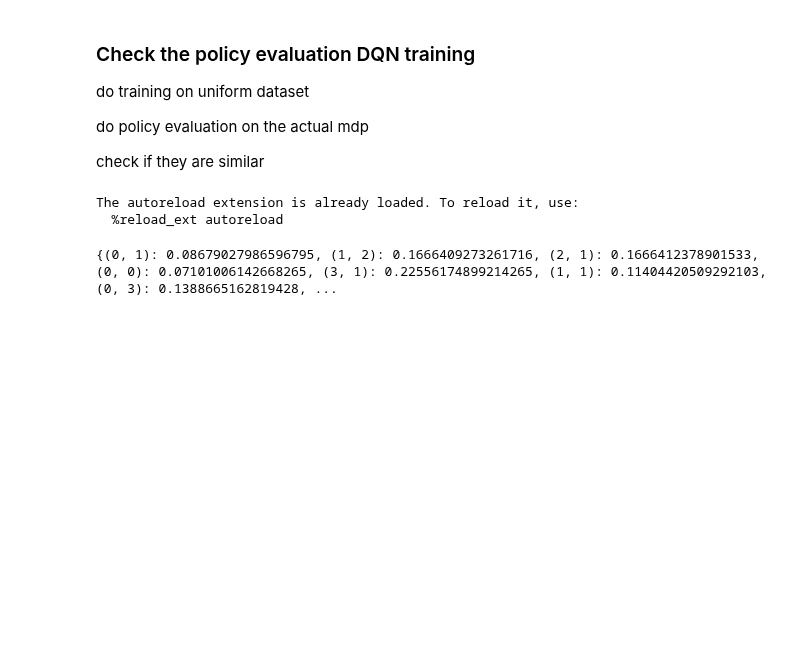
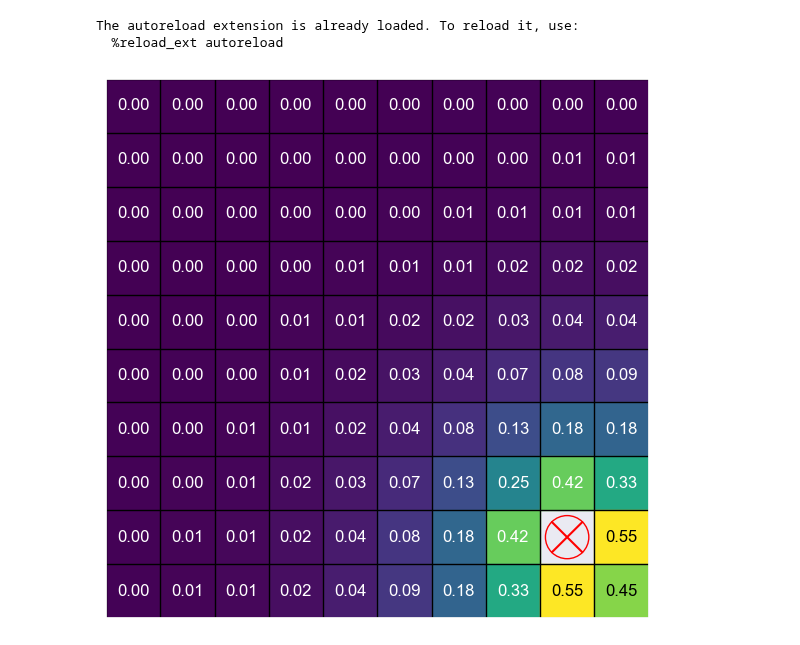
Before and after one commit to mariusdgm/phd-research, a Jupyter notebook: experiments/experiment_distributions/sanity_check.ipynb, the cells around one changed output. Saved outputs shown, nothing was run; the diff lists cells and outputs as text; code cells hidden in the pictures; blank space fills up the shorter version.

```diff
--- a/experiments/experiment_distributions/sanity_check.ipynb
+++ b/experiments/experiment_distributions/sanity_check.ipynb
@@ -1,11 +1,3 @@
-# %% [markdown]
-### Check the policy evaluation DQN training
-
-do training on uniform dataset
-
-do policy evaluation on the actual mdp
-
-check if they are similar
 # %%
 %load_ext autoreload
 %autoreload 2
@@ -36,43 +95,54 @@ import logging
 # %%
 # Env settings
-start_state = (0, 0)
-terminal_states = {(3, 3): 1.0}
-rows, cols = 4, 4
+rows, cols = 10, 10
+start_state = (1, 1)
+terminal_states = {(rows - 2, cols - 2): 1.0}
 p_success = 1
 seed = 3
 
 num_steps = 40_000
-lower_bound_softmax = 1.25 / 80
+lower_bound_softmax = 0.5 / 100
 # lower_bound_softmax = 0
 
 # Learning hyperparameters
 alpha = 0.1  # Learning rate
 gamma = 0.9  # Discount factor
 epsilon = 0.05  # Convergence criterion
 tau = 100
 batch_size = 32
 train_max_iterations = 50
 theta = 1e-6
 
 np.random.seed(seed)
 
 logger = logging.getLogger(__name__)
 
 env = make_env(rows, cols, start_state, p_success, terminal_states, seed)
 
 states = list(set([s for s, _ in env.mdp.keys()]))
 actions = list(set([a for _, a in env.mdp.keys()]))
 
 random_policy = create_random_policy(states, actions)
 
 Q = {state: {action: 0 for action in actions} for state in states}
-Q = random_policy_evaluation_q_stochastic(states, actions, random_policy, Q, env.mdp, gamma=gamma, theta=theta)
+Q = random_policy_evaluation_q_stochastic(
+    states, actions, random_policy, Q, env.mdp, gamma=gamma, theta=theta
+)
 
 # Extract the state-value function V from the Q-function
 V_random_policy = extract_V_from_Q_for_stochastic_policy(Q, random_policy, states)
-print(V_random_policy)
+# print(V_random_policy)
 
 # keys = list(env.mdp.keys())
 # len(keys)
+
+draw_simple_gridworld(
+    (rows, cols),
+    [],
+    V_random_policy,
+    env.terminal_states,
+    policy=None,
+    enable_heatmap=True,
+)
 # %% [output]
-{(0, 1): 0.08679027986596795, (1, 2): 0.1666409273261716, (2, 1): 0.1666412378901533, (0, 0): 0.07101006142668265, (3, 1): 0.22556174899214265, (1, 1): 0.11404420509292103, (0, 3): 0.1388665162819428, ...
+[figure, added]
```
Also changed, not shown: parts of 14 cells of this notebook, 2 other files.
